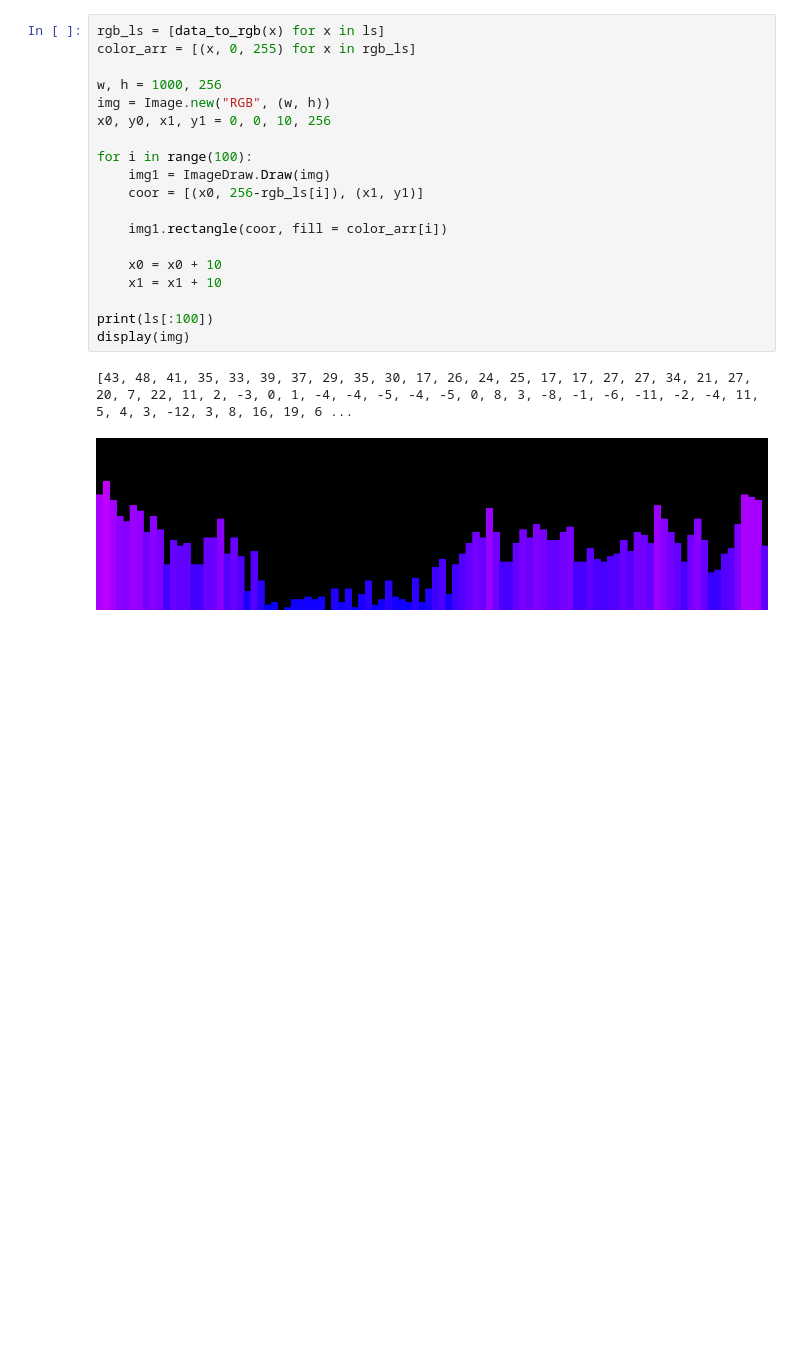
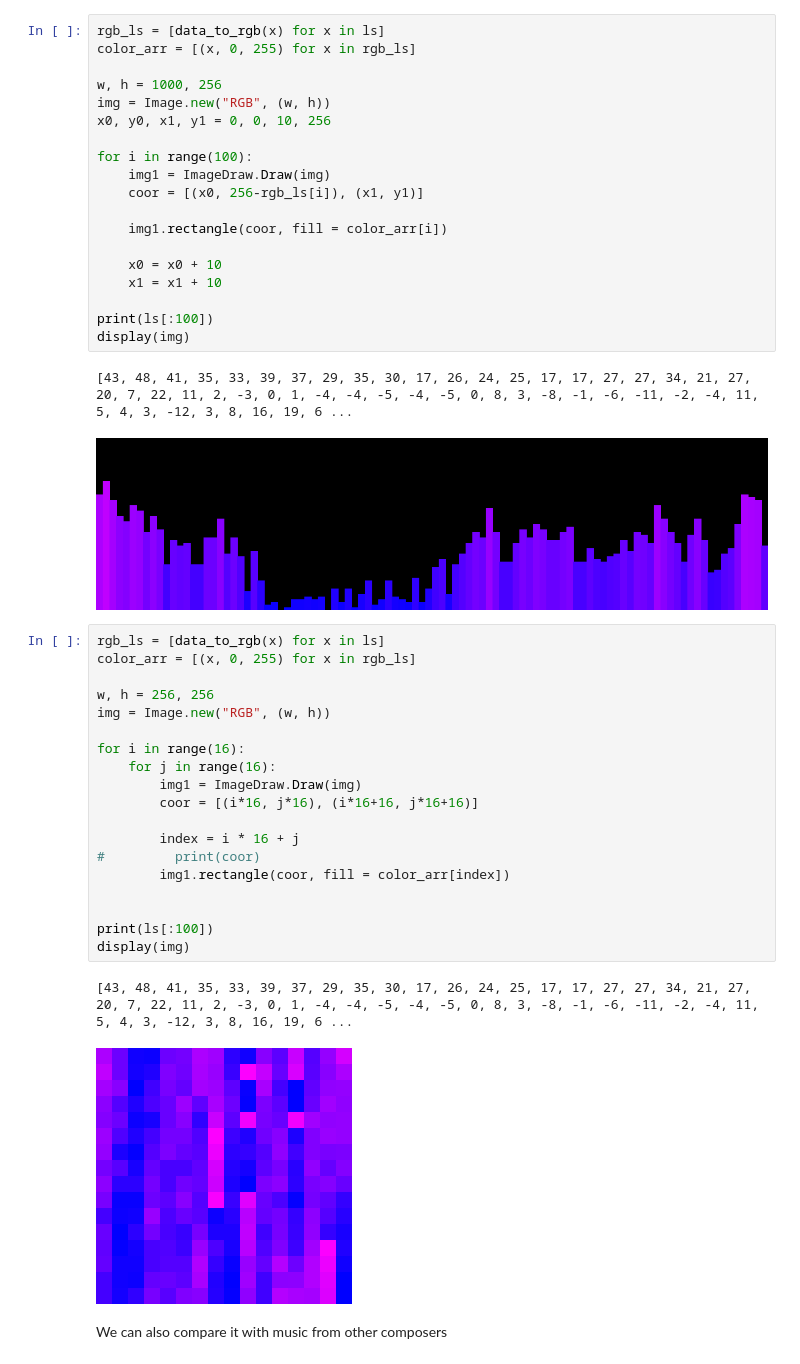
Before and after one commit to The2018/Music_AI, a Jupyter notebook: WAV_visualization.ipynb, the cells around one changed output. Saved outputs shown, nothing was run; the diff lists cells and outputs as text; blank space fills up the shorter version.

```diff
--- a/WAV_visualization.ipynb
+++ b/WAV_visualization.ipynb
@@ -121,3 +121,27 @@ display(img)
 # %% [output]
 [43, 48, 41, 35, 33, 39, 37, 29, 35, 30, 17, 26, 24, 25, 17, 17, 27, 27, 34, 21, 27, 20, 7, 22, 11, 2, -3, 0, 1, -4, -4, -5, -4, -5, 0, 8, 3, -8, -1, -6, -11, -2, -4, 11, 5, 4, 3, -12, 3, 8, 16, 19, 6 ...
 [figure]
+# %%
+rgb_ls = [data_to_rgb(x) for x in ls]
+color_arr = [(x, 0, 255) for x in rgb_ls]
+
+w, h = 256, 256
+img = Image.new("RGB", (w, h))
+
+for i in range(16):
+    for j in range(16):
+        img1 = ImageDraw.Draw(img)
+        coor = [(i*16, j*16), (i*16+16, j*16+16)]
+
+        index = i * 16 + j
+#         print(coor)
+        img1.rectangle(coor, fill = color_arr[index])
+
+
+print(ls[:100])
+display(img)
+# %% [output]
+[43, 48, 41, 35, 33, 39, 37, 29, 35, 30, 17, 26, 24, 25, 17, 17, 27, 27, 34, 21, 27, 20, 7, 22, 11, 2, -3, 0, 1, -4, -4, -5, -4, -5, 0, 8, 3, -8, -1, -6, -11, -2, -4, 11, 5, 4, 3, -12, 3, 8, 16, 19, 6 ...
+[figure, added]
+# %% [markdown]
+We can also compare it with music from other composers
```
Also changed, not shown: parts of 4 cells of this notebook.
